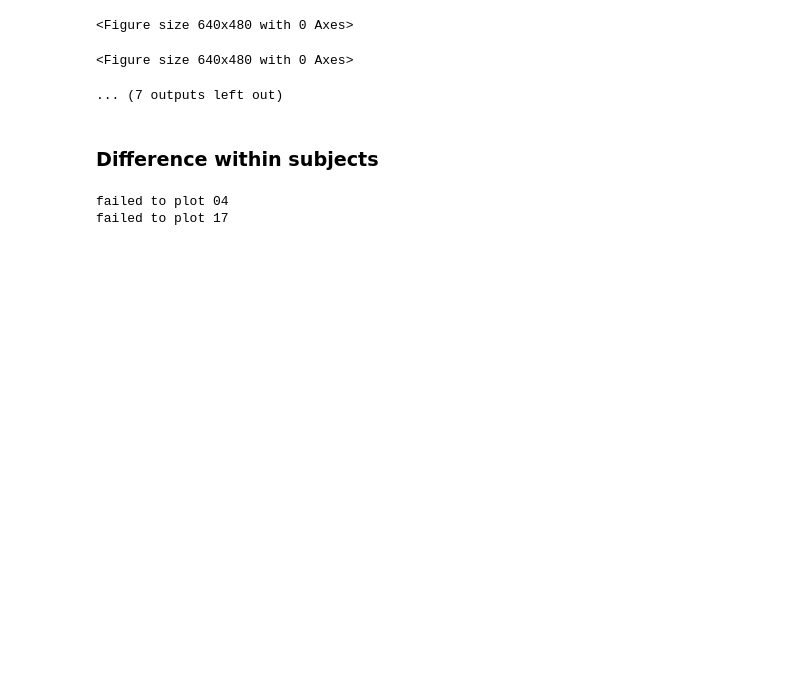
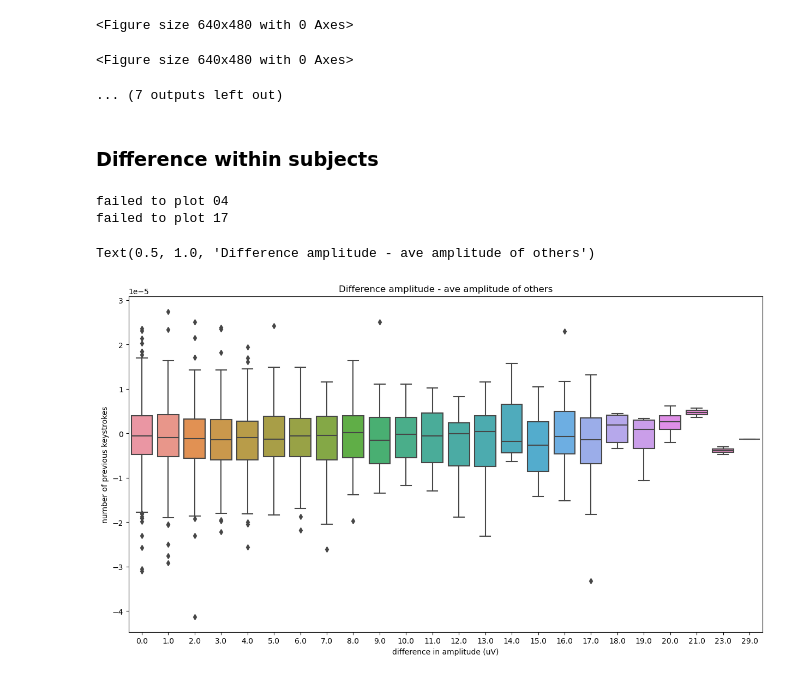
Before and after one commit to haiqin-zhang/AM-EEG, a Jupyter notebook: analysis_error/surprisal_mapchange_corr_diffs.ipynb, the cells around one changed output. Drawn from its saved outputs; the diff is of its cells as text; code cells hidden in the pictures; blank space fills up the shorter version.

```diff
--- a/analysis_error/surprisal_mapchange_corr_diffs.ipynb
+++ b/analysis_error/surprisal_mapchange_corr_diffs.ipynb
@@ -288,27 +286,16 @@ plt.tight_layout()"""
 # %% [markdown]
 ### Difference within subjects
 # %%
-time_to_plot = 0.1
-time_idx = time_index_custom([time_to_plot], erp_times)
-#violin plot data prep
+time_to_plot = [0.08, 0.12]
+#time_to_plot = [0.1]
+time_idx = time_index_custom(time_to_plot, erp_times)
+
 ch_to_plot = ['Cz', 'FCz', 'Fz', 'C1', 'FC1', 'F1', 'F2', 'FC2', 'C2']
+#ch_to_plot = ['FCz']
 ch_idx = ch_index(ch_to_plot)
-periods = ['pre', 'post']
-
-# Initialize figure
-#plt.figure(figsize = (12,6))
-
-# Store the data for violin plot
-# firsts_y = []
-# firsts_x = []
-# others_y = []
-# others_x = []
 
 
-# Loop over subjects
-
-#f_df = pd.DataFrame(columns = ['subject', 'epochtype', 'prev_keystrokes', 'amp'])
-#o_df = pd.DataFrame(columns = ['subject', 'epochtype', 'prev_keystrokes', 'amp'])
+periods = ['pre', 'post']
 
 data_f = []
 data_o = []
@@ -333,7 +320,9 @@ for k, sub in enumerate(subjects_to_process):
             try:
                 keystroke_idx = row['keystroke_idx']
                 prev_keystrokes = row['prev_keystrokes']
-                amp = np.mean(eps[keystroke_idx, ch_idx, time_idx])
+                #amp = np.mean(eps[keystroke_idx, ch_idx, time_idx]) #include multiple channels and single timepoint
+                #amp = np.min(eps[keystroke_idx, ch_idx, time_idx[0]:time_idx[1]]) #include multiple timepoint and single channel
+                amp = np.min(eps[keystroke_idx, ch_idx, time_idx[0]:time_idx[1]].mean(axis = 1)) #include multiple time points and multiple channels
                 data_f.append({
                     'subject': sub,
                     'period': period,
@@ -351,7 +340,9 @@ for k, sub in enumerate(subjects_to_process):
         for i, row in mapchange_df_others.iterrows():
             try:
                 keystroke_idx = row['keystroke_idx']
-                amp = np.mean(eps[keystroke_idx, ch_idx, time_idx])
+                #amp = np.mean(eps[keystroke_idx, ch_idx, time_idx])
+                #amp = np.min(eps[keystroke_idx, ch_idx, time_idx[0]:time_idx[1]])
+                amp = np.min(eps[keystroke_idx, ch_idx, time_idx[0]:time_idx[1]].mean(axis = 1))
                 data_o.append({
                     'subject': sub,
                     'period': period,
@@ -391,0 +384,11 @@ df_diff['diff'] = df_diff['amp_f']-df_diff['aveamp_o']
+# %%
+plt.figure(figsize=(15,8))
+#sns.boxplot(data = df_diff[df_diff['period'] == 'post'], x = 'prev_keystrokes', y = 'diff')
+sns.boxplot(data = df_diff, x = 'prev_keystrokes', y = 'diff')
+plt.xlabel('difference in amplitude (uV)')
+plt.xlabel('difference in amplitude (uV)')
+plt.ylabel('number of previous keystrokes')
+plt.title('Difference amplitude - ave amplitude of others')
+# %% [output]
+Text(0.5, 1.0, 'Difference amplitude - ave amplitude of others')
+[figure, added]
```
Also changed, not shown: parts of 15 cells of this notebook, 3 other files.
